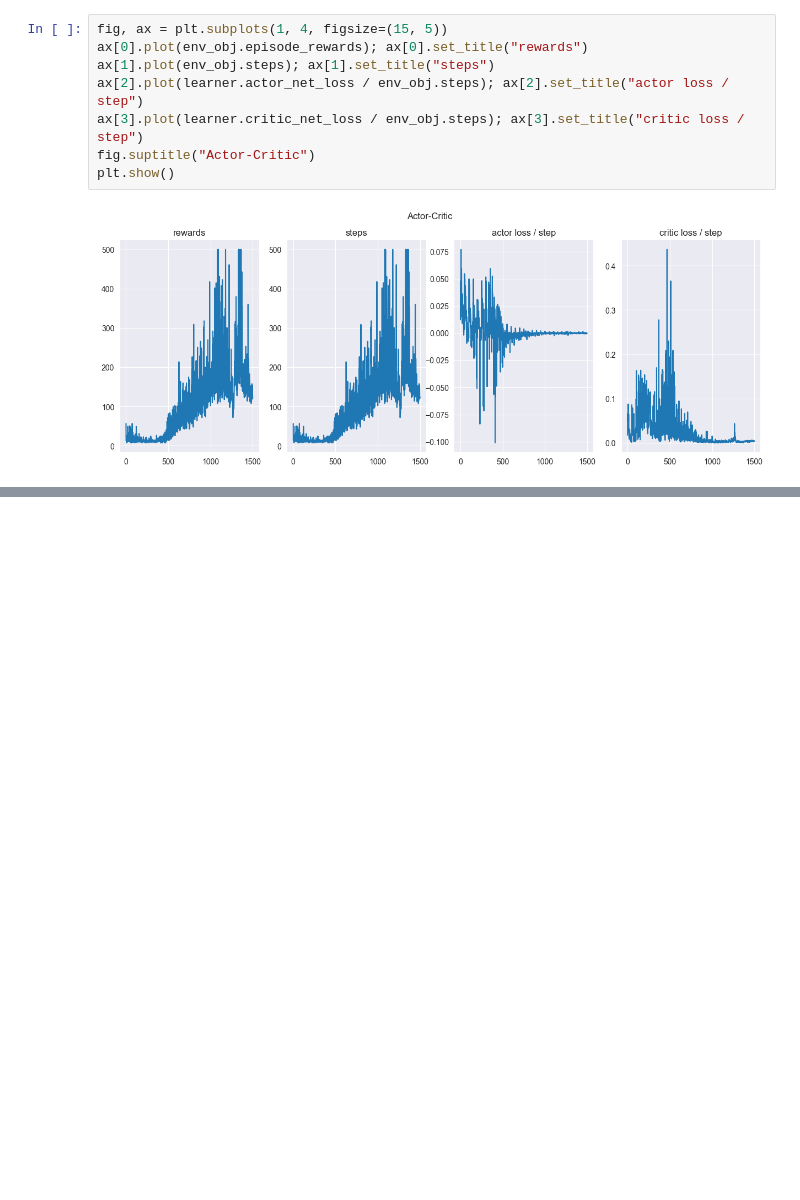
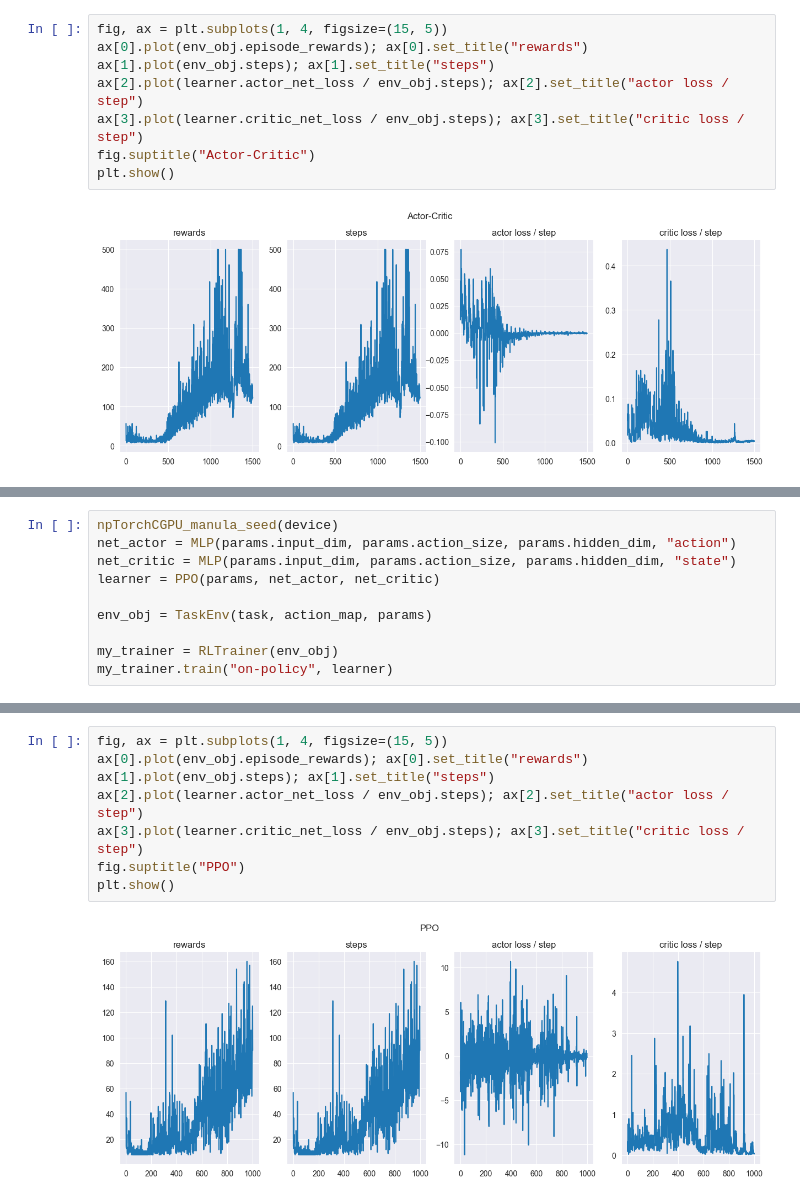
Before and after one commit to Zhou198/RL, a Jupyter notebook: example.ipynb, the cells around one changed output, grey strips where cells are left out. Saved outputs shown, nothing was run; the diff lists cells and outputs as text; blank space fills up the shorter version.

```diff
--- a/example.ipynb
+++ b/example.ipynb
@@ -121,0 +165,10 @@ plt.show()
+# %%
+npTorchCGPU_manula_seed(device)
+net_actor = MLP(params.input_dim, params.action_size, params.hidden_dim, "action")
+net_critic = MLP(params.input_dim, params.action_size, params.hidden_dim, "state")
+learner = PPO(params, net_actor, net_critic)
+
+env_obj = TaskEnv(task, action_map, params)
+
+my_trainer = RLTrainer(env_obj)
+my_trainer.train("on-policy", learner)
@@ -121,0 +188,10 @@ plt.show()
+# %%
+fig, ax = plt.subplots(1, 4, figsize=(15, 5))
+ax[0].plot(env_obj.episode_rewards); ax[0].set_title("rewards")
+ax[1].plot(env_obj.steps); ax[1].set_title("steps")
+ax[2].plot(learner.actor_net_loss / env_obj.steps); ax[2].set_title("actor loss / step")
+ax[3].plot(learner.critic_net_loss / env_obj.steps); ax[3].set_title("critic loss / step")
+fig.suptitle("PPO")
+plt.show()
+# %% [output]
+[figure, added]
```
Also changed, not shown: parts of 9 cells of this notebook, 4 other files.
